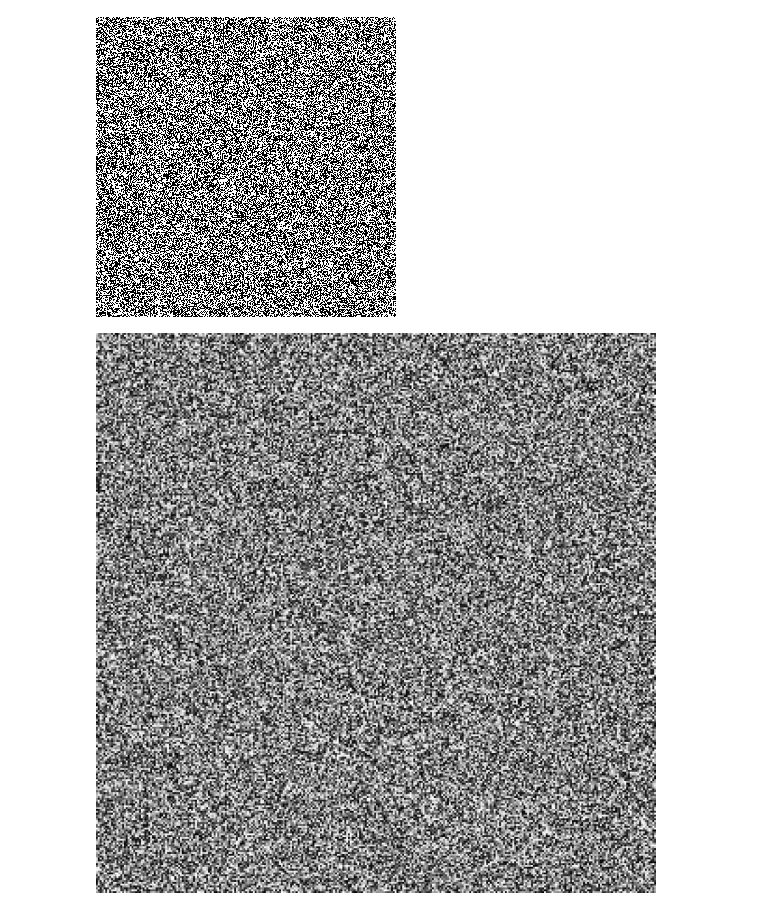
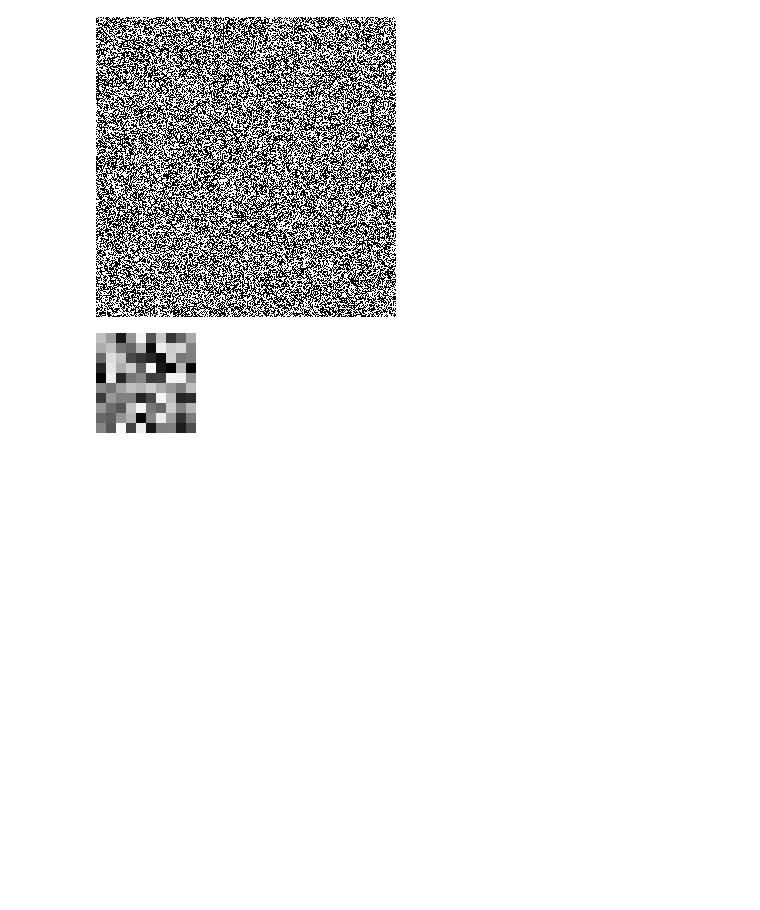
Before and after one commit to TeriyakiGod/trng-webservice, a Jupyter notebook: Statistics.ipynb, the cells around one changed output. Drawn from its saved outputs; the diff is of its cells as text; code cells hidden in the pictures; blank space fills up the shorter version.

```diff
--- a/Statistics.ipynb
+++ b/Statistics.ipynb
@@ -84,33 +84,33 @@ bitmap.show()  # Display the generated bitmap
 # %%
 from PIL import Image
 import random
 import numpy as np
 import numpy as np
 from PIL import Image
 import random
 
 def get_grayscale_bitmap(width: int, height: int, zoom_factor: int) -> Image.Image:
     # Calculate the total number of pixels
     total_pixels = width * height
 
     # Generate random bytes
     byte_array = np.array([random.randint(0, 255) for _ in range(total_pixels)], dtype=np.uint8)
 
     # Reshape the byte array to match the image dimensions
     byte_array = byte_array.reshape((height, width))
 
     # Repeat the rows and columns based on the zoom factor
     byte_array = np.repeat(np.repeat(byte_array, zoom_factor, axis=0), zoom_factor, axis=1)
 
     # Create a new image from the byte array
     img = Image.fromarray(byte_array, mode='L')
 
     return img
 
-width = 300
-height = 300
-zoom_factor = 1
+width = 10
+height = 10
+zoom_factor = 10
 bitmap = get_grayscale_bitmap(width, height, zoom_factor)
 bitmap.show()  # Display the generated bitmap
 # %% [output]
-[figure, old version]
+[figure, new version]
```
Also changed, not shown: 7 other files.
